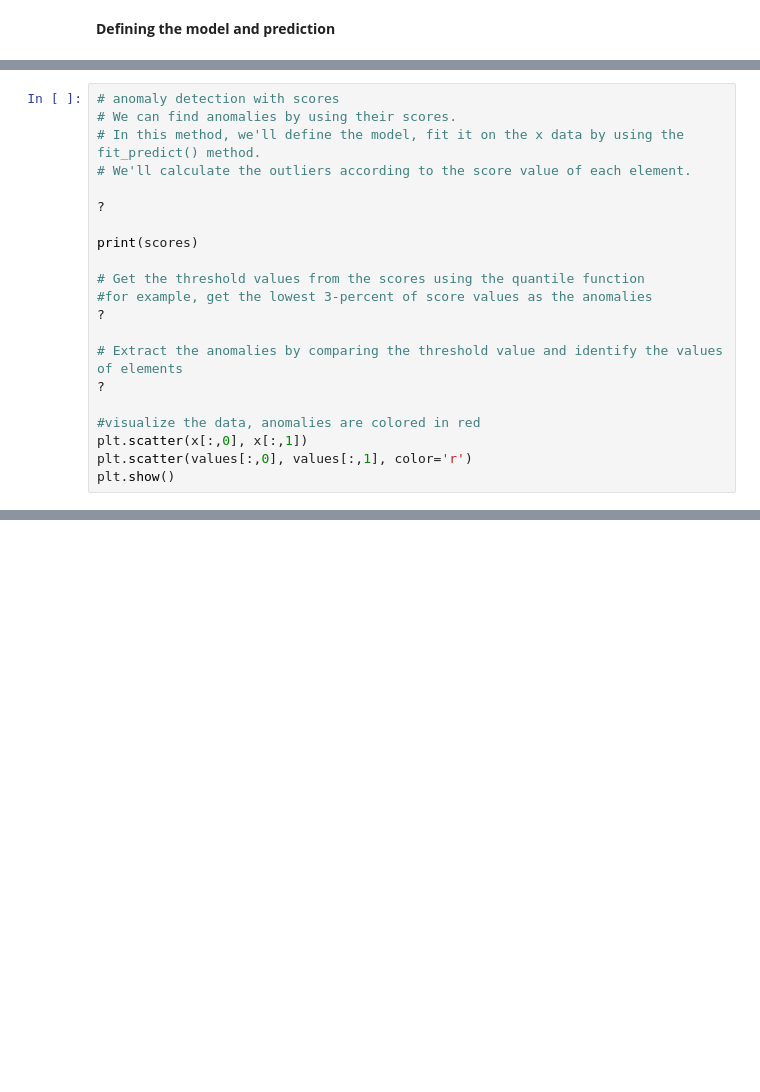
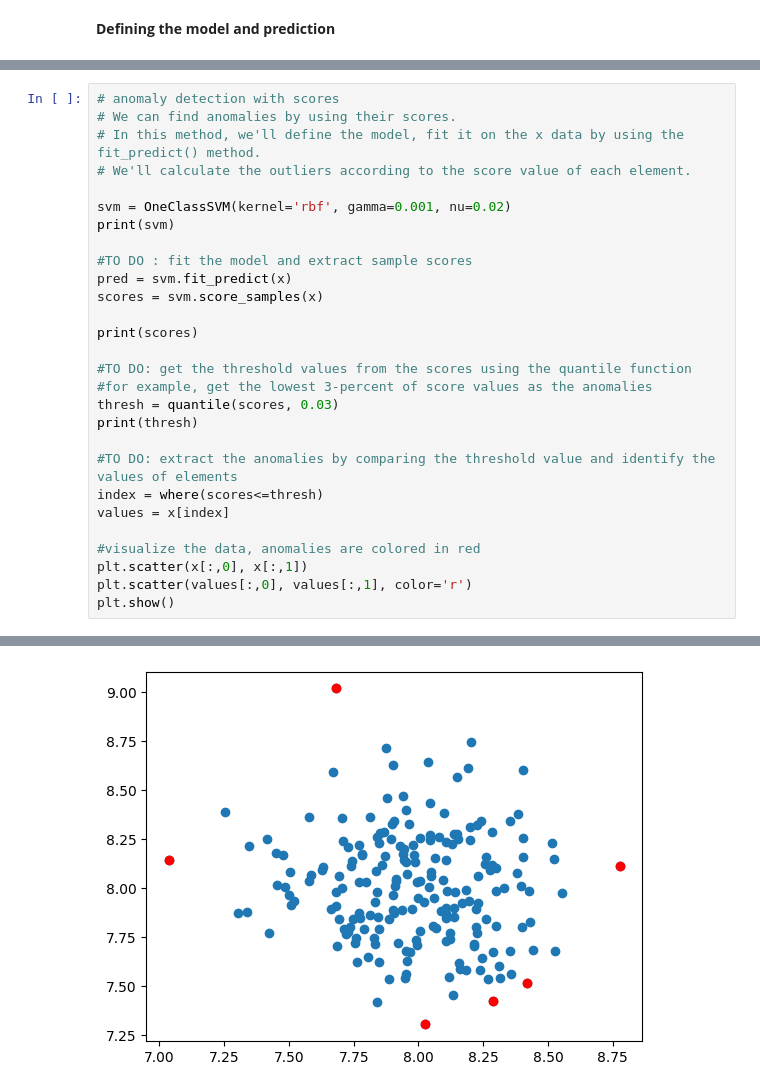
Before and after one commit to CristianCosci/Machine_Learning_Laboratories_Lectures, a Jupyter notebook: 05_Anomaly_Detection/CNN_Autoencoder_image_anomaly_detection.ipynb, the cells around one changed output, grey strips where cells are left out. Drawn from its saved outputs; the diff is of its cells as text; blank space fills up the shorter version.

```diff
--- a/05_Anomaly_Detection/CNN_Autoencoder_image_anomaly_detection.ipynb
+++ b/05_Anomaly_Detection/CNN_Autoencoder_image_anomaly_detection.ipynb
@@ -339,18 +523,26 @@ plt.show()
 # In this method, we'll define the model, fit it on the x data by using the fit_predict() method.
 # We'll calculate the outliers according to the score value of each element.
 
-?
+svm = OneClassSVM(kernel='rbf', gamma=0.001, nu=0.02)
+print(svm)
+
+#TO DO : fit the model and extract sample scores
+pred = svm.fit_predict(x)
+scores = svm.score_samples(x)
 
 print(scores)
 
-# Get the threshold values from the scores using the quantile function
+#TO DO: get the threshold values from the scores using the quantile function
 #for example, get the lowest 3-percent of score values as the anomalies
-?
+thresh = quantile(scores, 0.03)
+print(thresh)
 
-# Extract the anomalies by comparing the threshold value and identify the values of elements
-?
+#TO DO: extract the anomalies by comparing the threshold value and identify the values of elements
+index = where(scores<=thresh)
+values = x[index]
 
 #visualize the data, anomalies are colored in red
 plt.scatter(x[:,0], x[:,1])
 plt.scatter(values[:,0], values[:,1], color='r')
 plt.show()
+# %% [output]
@@ -356,0 +566 @@ plt.show()
+[figure, added]
```
Also changed, not shown: parts of 22 cells of this notebook, 3 other files.
